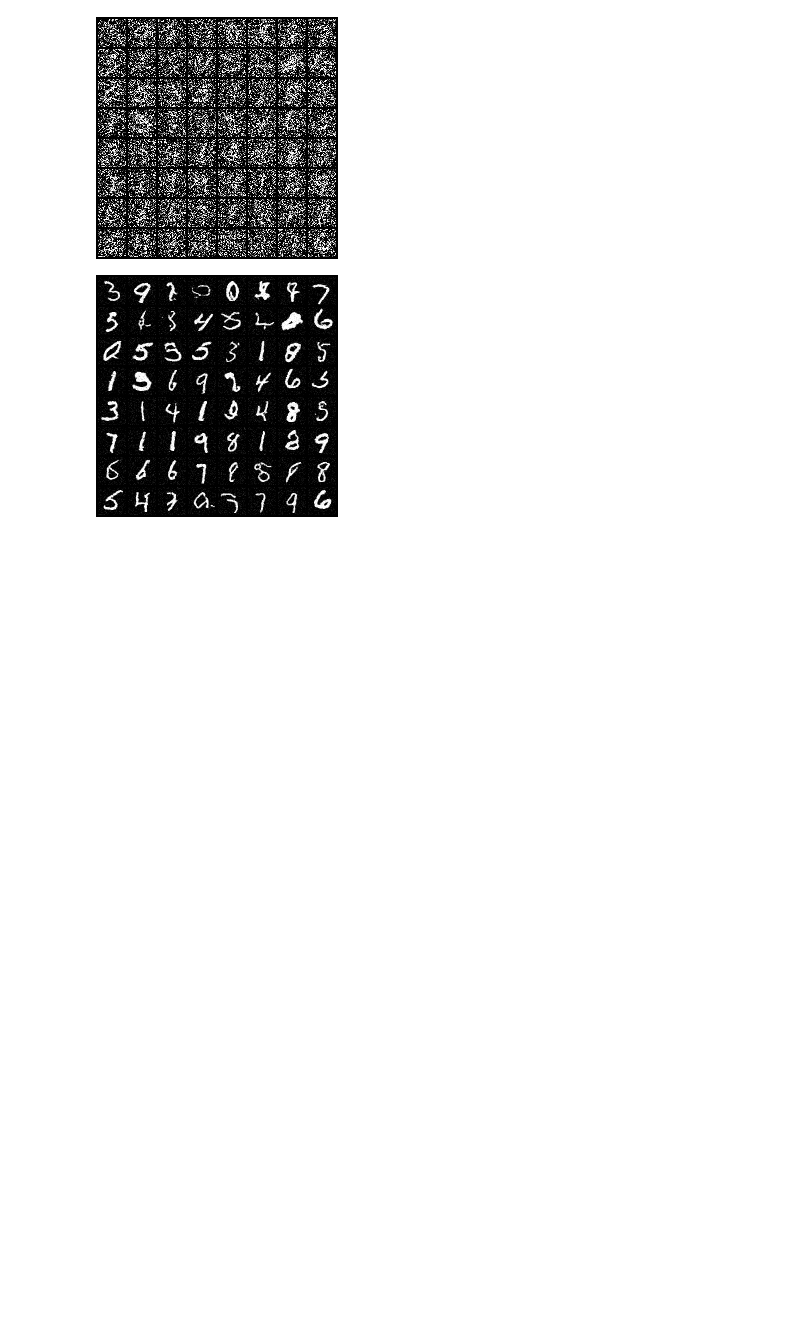
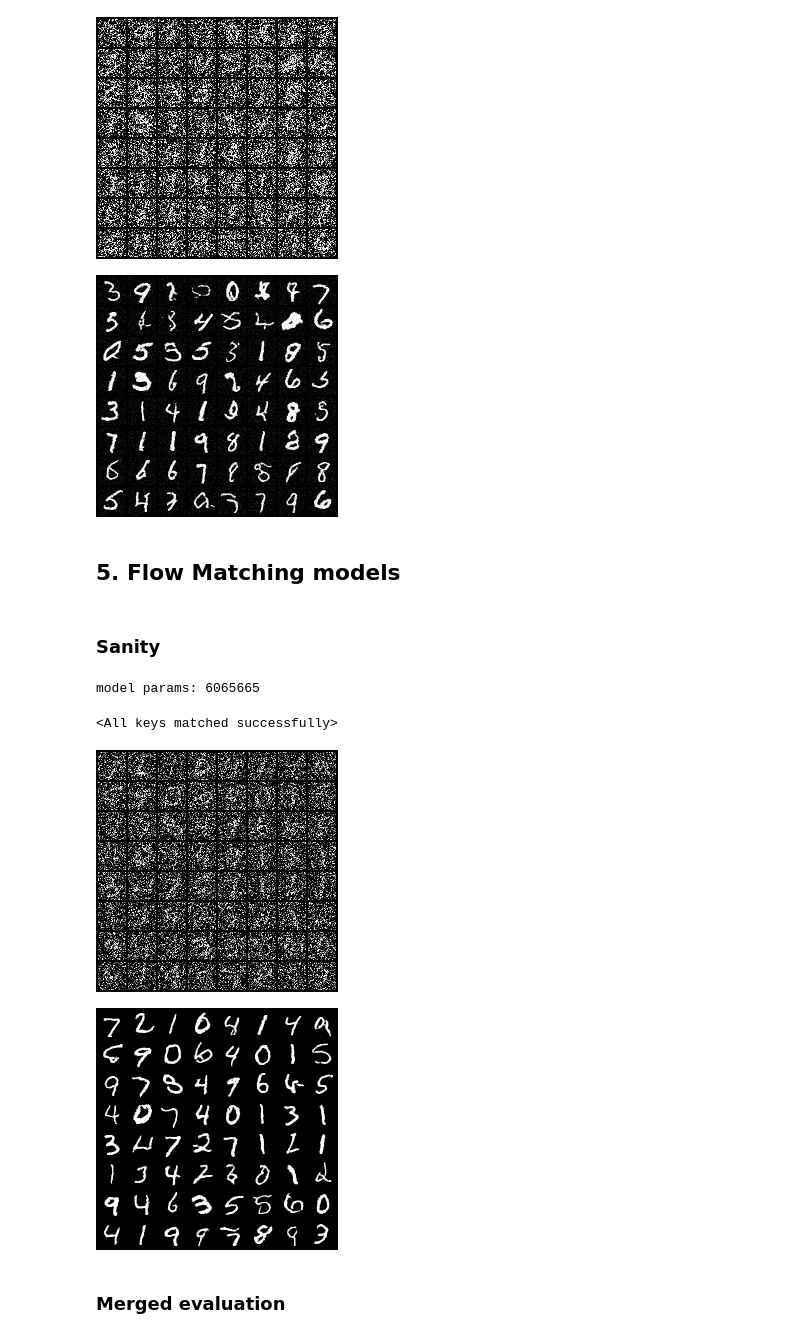
Before and after one commit to Hope7Happiness/6s978_project, a Jupyter notebook: sample.ipynb, the cells around one changed output. Saved outputs shown, nothing was run; the diff lists cells and outputs as text; code cells hidden in the pictures; blank space fills up the shorter version.

Commit message:
trained FM model

```diff
--- a/sample.ipynb
+++ b/sample.ipynb
@@ -446,3 +446,52 @@ max_T: 500
 [figure]
 [figure]
 [figure]
+# %% [markdown]
+## 5. Flow Matching models
+# %% [markdown]
+### Sanity
+# %%
+import torchdiffeq
+class FM_Sampler_test(SamplerBase):
+    def __init__(self,max_T=0.5):
+        self.max_T = max_T
+
+    @torch.no_grad()
+    def sample(self, model, x0, num, desc):
+        @torch.no_grad()
+        def f(t,x):
+            return model(x,torch.tensor([t]).cuda().repeat(x.shape[0],))
+
+        x = torchdiffeq.odeint(f,x0,torch.tensor([self.max_T,0]),rtol=1e-5,atol=1e-5)[-1]
+        grid = vutils.make_grid(x, nrow=8)
+        vutils.save_image(grid, f'samples/{desc}.png')
+        return x
+# %%
+from vanilla_unet import UNet
+model = UNet().cuda()
+model = nn.DataParallel(model)
+print('model params:', sum(p.numel() for p in model.parameters()))
+model.load_state_dict(torch.load('checkpoints/ep_50_half_fm.pth'))
+# %% [output]
+model params: 6065665
+<All keys matched successfully>
+# %%
+# from test loader
+x = next(iter(test_loader))[0][:64].cuda()
+noise = torch.randn_like(x)
+x0 = (x + noise)/2
+
+grid = vutils.make_grid(x0, nrow=8)
+vutils.save_image(grid, f'samples/test_halffm_init.png')
+
+# sample
+sampler = FM_Sampler_test()
+sampler.sample(model, x0, 64, 'test_halffm_sample_dataset')
+
+display(Image(filename=f'samples/test_halffm_init.png'))
+display(Image(filename=f'samples/test_halffm_sample_dataset.png'))
+# %% [output]
+[figure, added]
+[figure, added]
+# %% [markdown]
+### Merged evaluation
```
Also changed, not shown: parts of 5 cells of this notebook, 6 other files.
